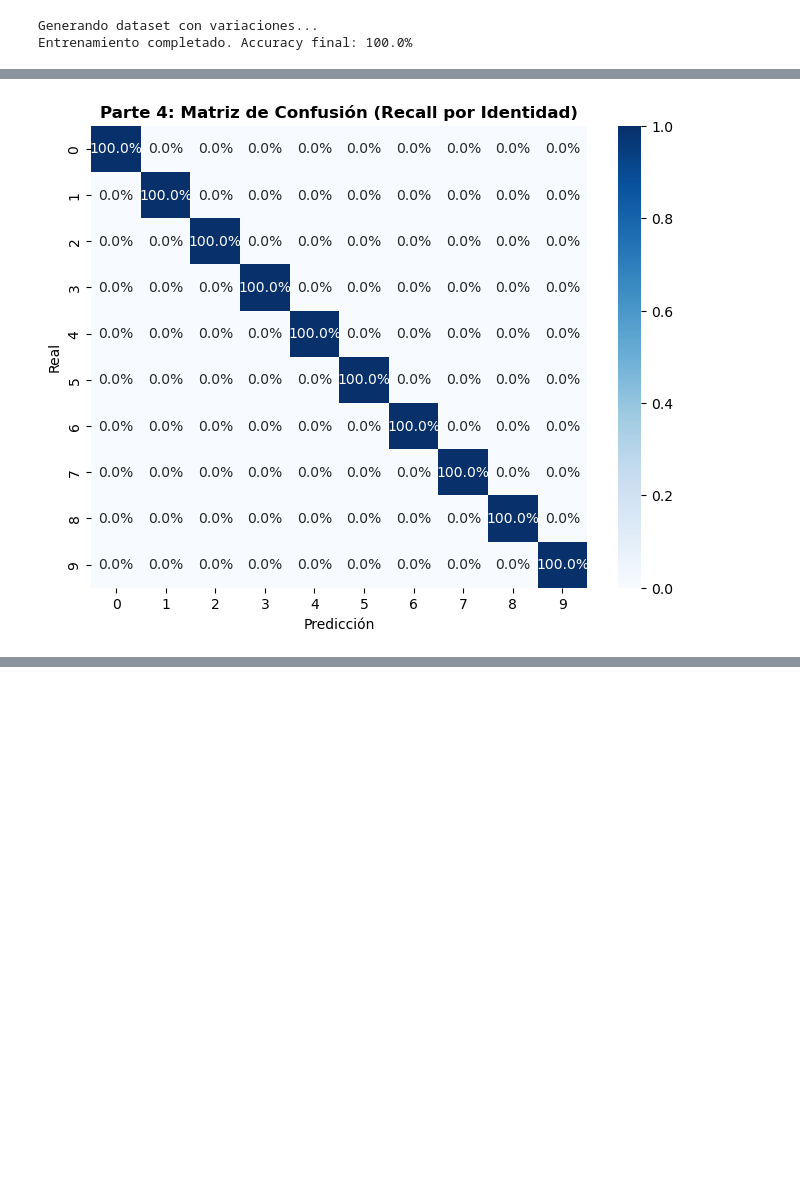
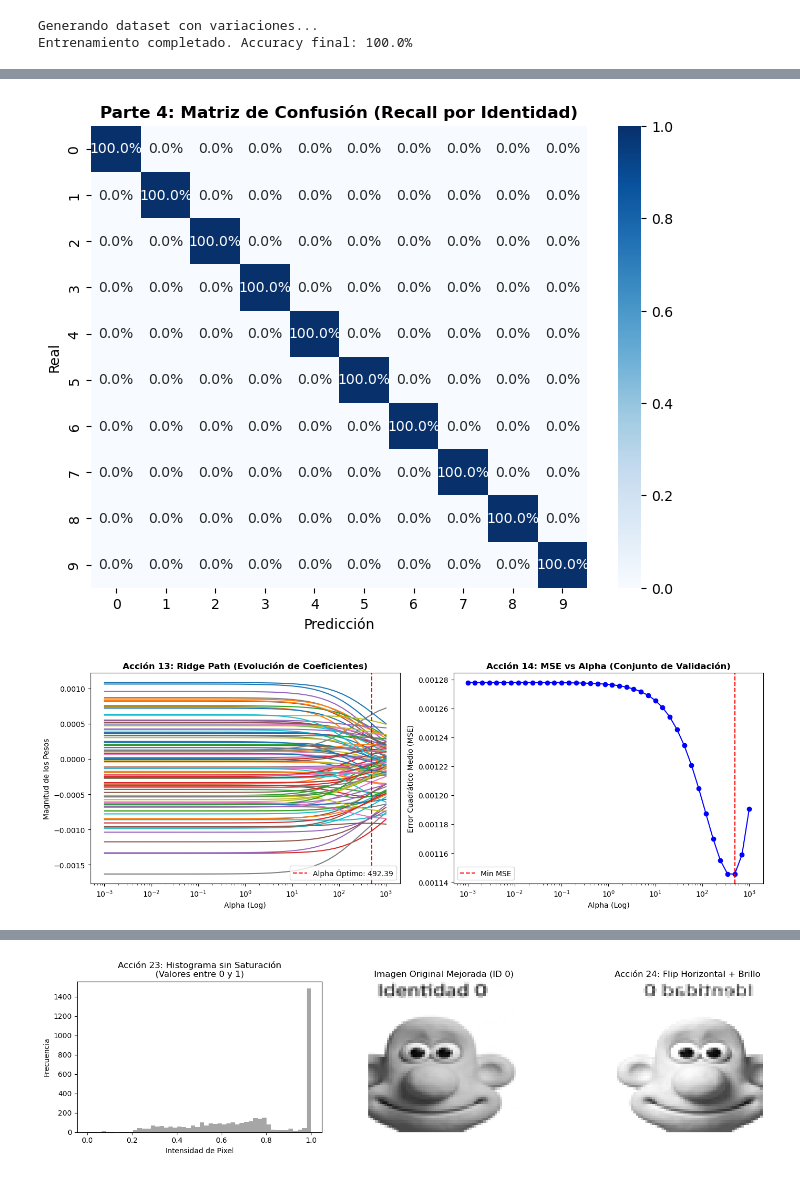
Before and after one commit to PaolaLlh18/Reto_Ridge_Regression_DREAMTEAM, a Jupyter notebook: ML Ridge Caras An07.ipynb, the cells around one changed output, grey strips where cells are left out. Cells and saved outputs as stored; diff of their text form; code cells hidden in the pictures; blank space fills up the shorter version.

```diff
--- a/ML Ridge Caras An07.ipynb
+++ b/ML Ridge Caras An07.ipynb
@@ -195,7 +195,12 @@ if X_base is not None:
 
     fig_alpha, (ax_alpha1, ax_alpha2) = plt.subplots(1, 2, figsize=(14, 5))
 
-    ax_alpha1.plot(alphas, coefs[:, :100, 0])
+    # SOLUCIÓN AL ERROR DE DIMENSIONES: Adaptación dinámica según forma del arreglo
+    if coefs.ndim == 3:
+        ax_alpha1.plot(alphas, coefs[:, :100, 0]) # Grafica la 1ra dimensión del símplex si es 3D
+    else:
+        ax_alpha1.plot(alphas, coefs[:, :100]) # Grafica normal si la matriz es 2D en memoria
+
     ax_alpha1.set_xscale('log')
     ax_alpha1.axvline(alpha_optimo, color='r', linestyle='--', label=f'Alpha Óptimo: {alpha_optimo:.2f}')
     ax_alpha1.set_title('Acción 13: Ridge Path (Evolución de Coeficientes)', fontweight='bold')
@@ -234,30 +239,31 @@ if X_base is not None:
     plt.grid(True, linestyle='--', alpha=0.7)
     plt.show()
 
     # ------------------------------------------------------------------------------
     # ACCIÓN 23 y 24: HISTOGRAMAS Y AUGMENTATION (FLIP HORIZONTAL)
     # ------------------------------------------------------------------------------
     fig_hist, (ax_h1, ax_h2, ax_h3) = plt.subplots(1, 3, figsize=(15, 4))
 
     ax_h1.hist(X_base[0].ravel(), bins=50, color='gray', alpha=0.7)
     ax_h1.set_title('Acción 23: Histograma sin Saturación\n(Valores entre 0 y 1)')
     ax_h1.set_xlabel('Intensidad de Pixel'); ax_h1.set_ylabel('Frecuencia')
 
     ax_h2.imshow(X_base[0], cmap='gray')
     ax_h2.set_title('Imagen Original Mejorada (ID 0)')
     ax_h2.axis('off')
 
     img_flip = np.fliplr(X_base[0])
     img_brillo = np.clip(img_flip * 1.2, 0, 1)
     ax_h3.imshow(img_brillo, cmap='gray')
     ax_h3.set_title('Acción 24: Flip Horizontal + Brillo')
     ax_h3.axis('off')
 
     plt.tight_layout(); plt.show()
 # %% [output]
 Generando dataset con variaciones...
 Entrenamiento completado. Accuracy final: 100.0%
 [figure]
 [figure]
 [figure]
 [figure]
+[figure, added]
@@ -263,0 +271 @@ Entrenamiento completado. Accuracy final: 100.0%
+[figure, added]
```
Also changed, not shown: parts of 1 cell of this notebook.
